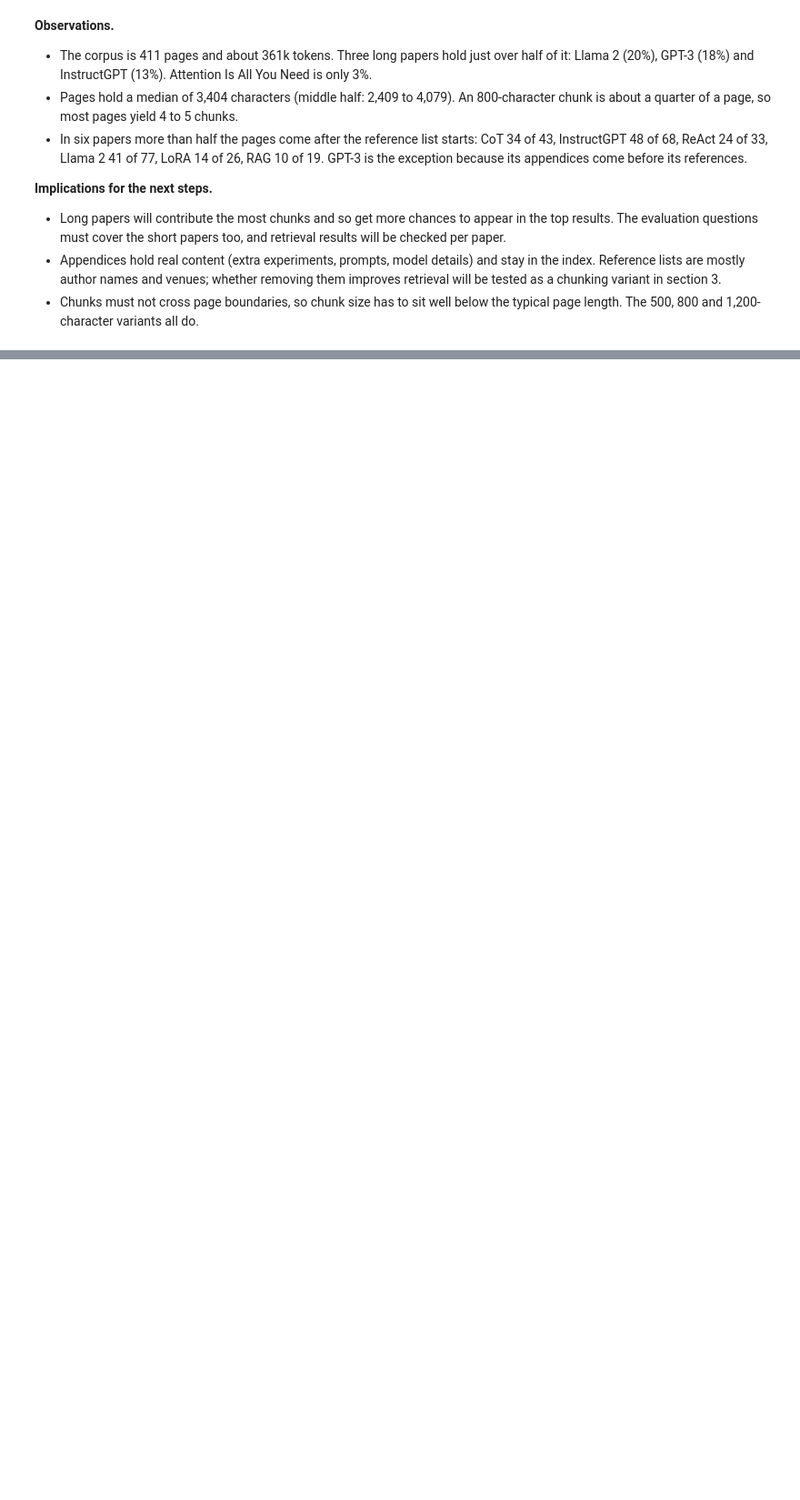
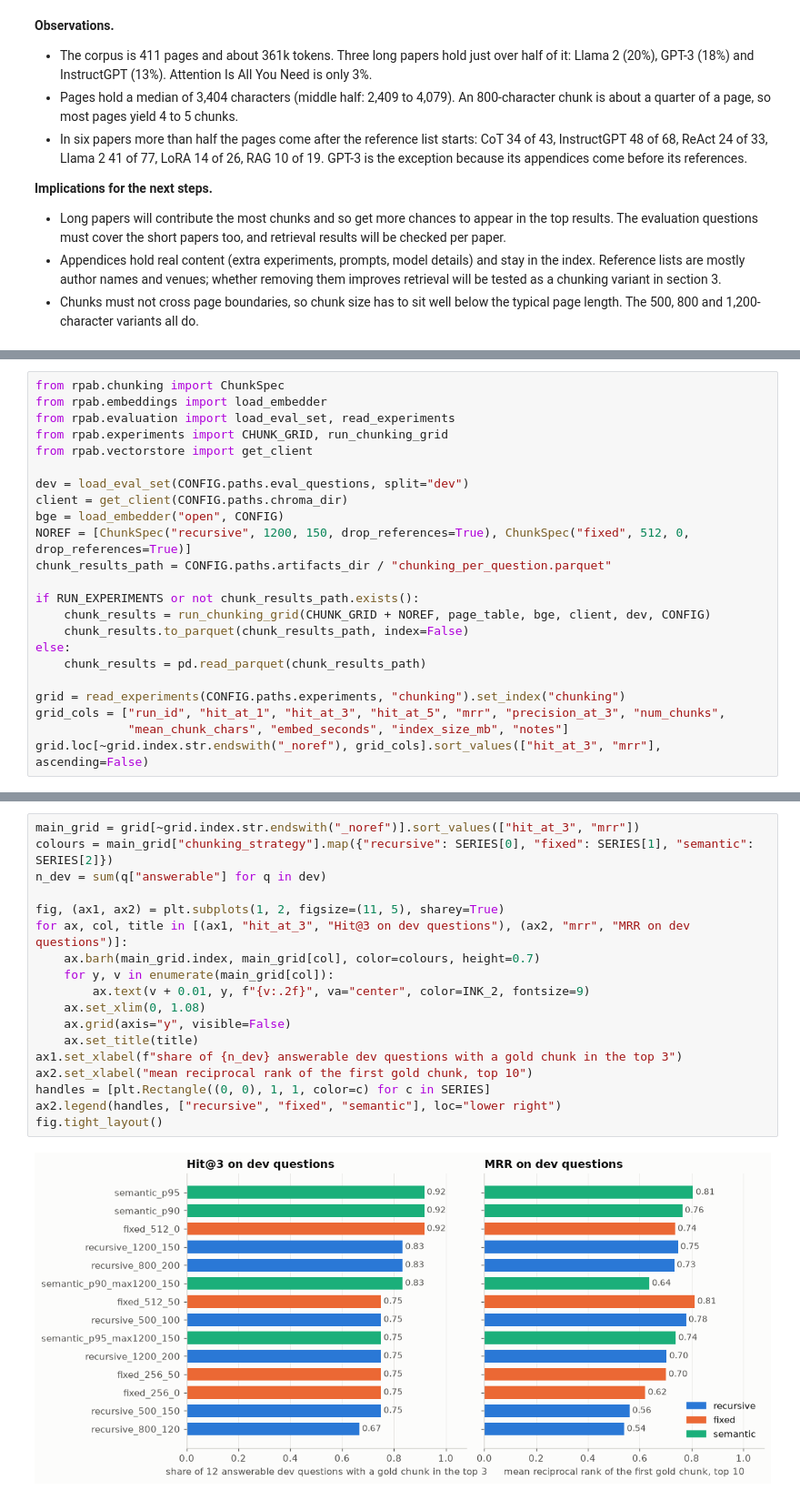
Before and after one commit to AHILL-0121/Research-Paper-Answer-Bot, a Jupyter notebook: backend/notebooks/capstone.ipynb, the cells around one changed output, grey strips where cells are left out. Shown at 91% size. Drawn from its saved outputs; the diff is of its cells as text; blank space fills up the shorter version.

```diff
--- a/backend/notebooks/capstone.ipynb
+++ b/backend/notebooks/capstone.ipynb
@@ -414,0 +465,23 @@ split
+# %%
+from rpab.chunking import ChunkSpec
+from rpab.embeddings import load_embedder
+from rpab.evaluation import load_eval_set, read_experiments
+from rpab.experiments import CHUNK_GRID, run_chunking_grid
+from rpab.vectorstore import get_client
+
+dev = load_eval_set(CONFIG.paths.eval_questions, split="dev")
+client = get_client(CONFIG.paths.chroma_dir)
+bge = load_embedder("open", CONFIG)
+NOREF = [ChunkSpec("recursive", 1200, 150, drop_references=True), ChunkSpec("fixed", 512, 0, drop_references=True)]
+chunk_results_path = CONFIG.paths.artifacts_dir / "chunking_per_question.parquet"
+
+if RUN_EXPERIMENTS or not chunk_results_path.exists():
+    chunk_results = run_chunking_grid(CHUNK_GRID + NOREF, page_table, bge, client, dev, CONFIG)
+    chunk_results.to_parquet(chunk_results_path, index=False)
+else:
+    chunk_results = pd.read_parquet(chunk_results_path)
+
+grid = read_experiments(CONFIG.paths.experiments, "chunking").set_index("chunking")
+grid_cols = ["run_id", "hit_at_1", "hit_at_3", "hit_at_5", "mrr", "precision_at_3", "num_chunks",
+             "mean_chunk_chars", "embed_seconds", "index_size_mb", "notes"]
+grid.loc[~grid.index.str.endswith("_noref"), grid_cols].sort_values(["hit_at_3", "mrr"], ascending=False)
@@ -414,0 +507,20 @@ split
+# %%
+main_grid = grid[~grid.index.str.endswith("_noref")].sort_values(["hit_at_3", "mrr"])
+colours = main_grid["chunking_strategy"].map({"recursive": SERIES[0], "fixed": SERIES[1], "semantic": SERIES[2]})
+n_dev = sum(q["answerable"] for q in dev)
+
+fig, (ax1, ax2) = plt.subplots(1, 2, figsize=(11, 5), sharey=True)
+for ax, col, title in [(ax1, "hit_at_3", "Hit@3 on dev questions"), (ax2, "mrr", "MRR on dev questions")]:
+    ax.barh(main_grid.index, main_grid[col], color=colours, height=0.7)
+    for y, v in enumerate(main_grid[col]):
+        ax.text(v + 0.01, y, f"{v:.2f}", va="center", color=INK_2, fontsize=9)
+    ax.set_xlim(0, 1.08)
+    ax.grid(axis="y", visible=False)
+    ax.set_title(title)
+ax1.set_xlabel(f"share of {n_dev} answerable dev questions with a gold chunk in the top 3")
+ax2.set_xlabel("mean reciprocal rank of the first gold chunk, top 10")
+handles = [plt.Rectangle((0, 0), 1, 1, color=c) for c in SERIES]
+ax2.legend(handles, ["recursive", "fixed", "semantic"], loc="lower right")
+fig.tight_layout()
+# %% [output]
+[figure, added]
```
Also changed, not shown: parts of 24 cells of this notebook, 1 other file.
